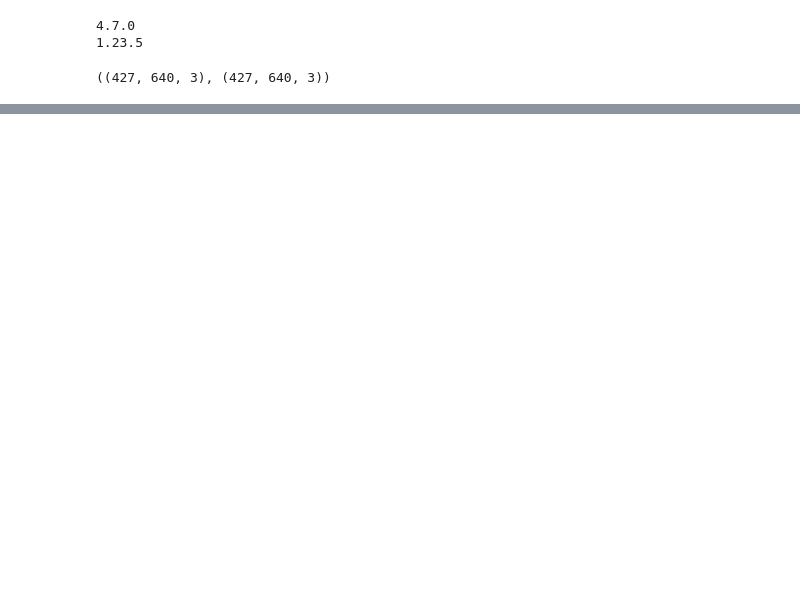
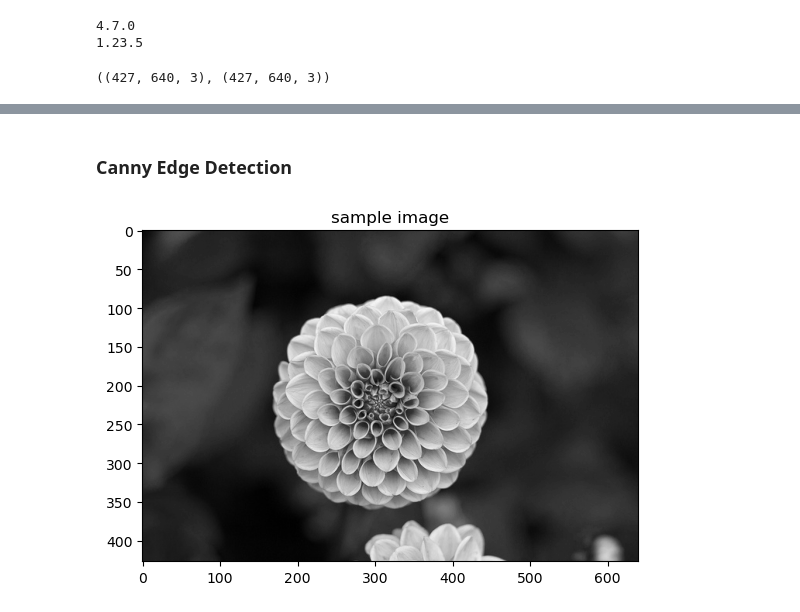
Before and after one commit to chinmayajoshi/Computer-Vision-Fun, a Jupyter notebook: basic_effects_on_sample_image_data.ipynb, the cells around one changed output, grey strips where cells are left out. Saved outputs shown, nothing was run; the diff lists cells and outputs as text; code cells hidden in the pictures; blank space fills up the shorter version.

Commit message:
basic effects

```diff
--- a/basic_effects_on_sample_image_data.ipynb
+++ b/basic_effects_on_sample_image_data.ipynb
@@ -10,8 +12,8 @@ print(np.__version__)
 4.7.0
 1.23.5
 # %%
-def imshow(image=None, title="Sample Image"):
-    plt.imshow(image) # cv2.cvtColor(image, cv2.COLOR_BAYER_BG2RGB)
+def imshow(image=None, title="sample image", cmap=None):
+    plt.imshow(image, cmap=cmap) # cv2.cvtColor(image, cv2.COLOR_BAYER_BG2RGB)
     plt.title(title)
     plt.show()
 # %%
@@ -30,0 +35,37 @@ imshow(im2, 'second image')
+# %%
+def effect(image = None, effect = None, gray=False, ret=False, show=True, cmap=None, gray_show=False, k=5):
+
+    label = f"{effect} image"
+    kernel = np.ones((k, k))
+    if gray:
+        img = cv2.cvtColor(image, cv2.COLOR_RGB2GRAY)
+        cmap='gray'
+        label += ' (gray)'
+        if gray_show: imshow(img, "grayscale image (w/o effect)", cmap=cmap)
+
+    if effect == "erode":
+        img = cv2.erode(img, kernel)
+        if show: imshow(img, label, cmap=cmap)
+
+    elif effect == "dilate":
+        img = cv2.dilate(img, kernel)
+        if show: imshow(img, label, cmap=cmap)
+
+    elif effect == "opening":
+        img = cv2.morphologyEx(img, cv2.MORPH_OPEN, kernel)
+        if show: imshow(img, label, cmap=cmap)
+
+    elif effect == "closing":
+        img = cv2.morphologyEx(img, cv2.MORPH_CLOSE, kernel)
+        if show: imshow(img, label, cmap=cmap)
+
+    elif effect == None:
+        label = label.replace('None', 'original')
+        if show: imshow(img, label, cmap=cmap)
+
+    else:
+        print(f'unsupported effect: {effect}')
+        if show: imshow(img, label, cmap=cmap)
+
+    if ret:
+        return img
@@ -30,0 +96,6 @@ imshow(im2, 'second image')
+# %% [markdown]
+### Canny Edge Detection
+# %%
+imshow(effect(im2, gray=True, show=False, ret=True), cmap='gray')
+# %% [output]
+[figure, added]
```
Also changed, not shown: parts of 15 cells of this notebook.
